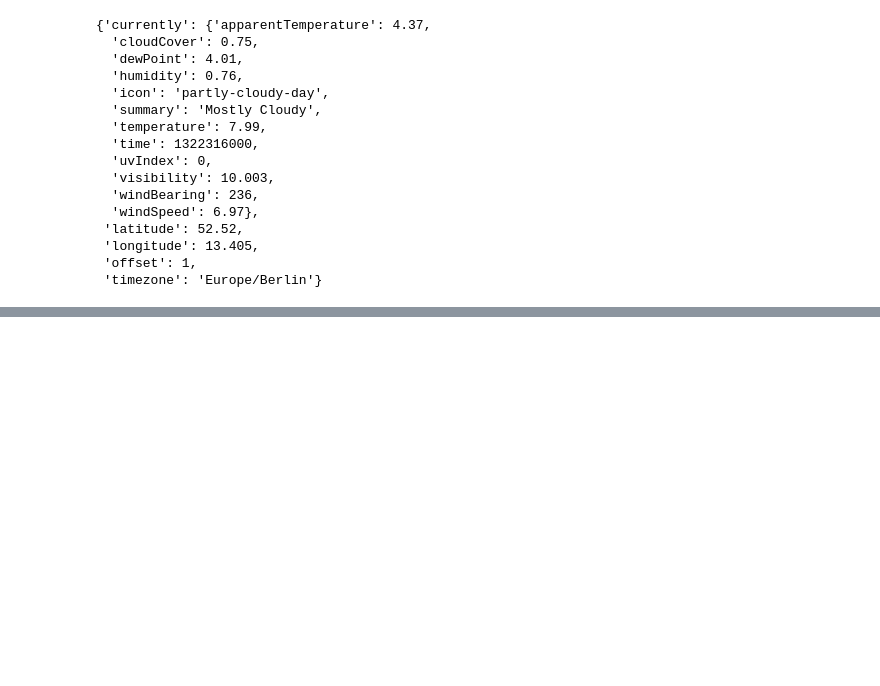
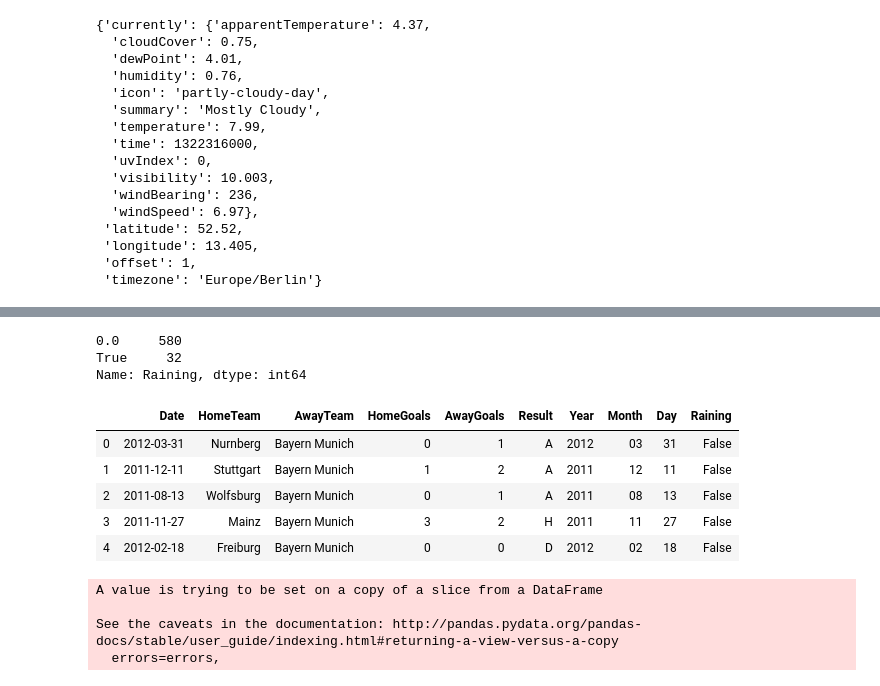
Before and after one commit to JoeSRead/london-ds-100719-M2-project-template, a Jupyter notebook: main.ipynb, the cells around one changed output, grey strips where cells are left out. Saved outputs shown, nothing was run; the diff lists cells and outputs as text; code cells hidden in the pictures; blank space fills up the shorter version.

```diff
--- a/main.ipynb
+++ b/main.ipynb
@@ -294,0 +300,4 @@ weather_data
+# %%
+# Mostly cloudy can be interpreted as not raining
+
+df.replace('Mostly Cloudy', 0, inplace=True)
@@ -294,0 +317,19 @@ weather_data
+# %%
+df.loc[df['Raining'] > 0, 'Raining'] = True
+# %%
+df.Raining.value_counts()
+# %% [output]
+0.0     580
+True     32
+Name: Raining, dtype: int64
+# %%
+df.loc[df['Raining'] == 0, 'Raining'] = False
+# %%
+df.head()
+# %% [output]
+|  | Date | HomeTeam | AwayTeam | HomeGoals | AwayGoals | Result | Year | Month | Day | Raining |
+| 0 | 2012-03-31 | Nurnberg | Bayern Munich | 0 | 1 | A | 2012 | 03 | 31 | False |
+| 1 | 2011-12-11 | Stuttgart | Bayern Munich | 1 | 2 | A | 2011 | 12 | 11 | False |
+| 2 | 2011-08-13 | Wolfsburg | Bayern Munich | 0 | 1 | A | 2011 | 08 | 13 | False |
+| 3 | 2011-11-27 | Mainz | Bayern Munich | 3 | 2 | H | 2011 | 11 | 27 | False |
+| 4 | 2012-02-18 | Freiburg | Bayern Munich | 0 | 0 | D | 2012 | 02 | 18 | False |
@@ -294,0 +344,7 @@ weather_data
+# %%
+df_raining.drop(columns='index', inplace=True)
+# %% [output]
+A value is trying to be set on a copy of a slice from a DataFrame
+
+See the caveats in the documentation: http://pandas.pydata.org/pandas-docs/stable/user_guide/indexing.html#returning-a-view-versus-a-copy
+  errors=errors,
```
Also changed, not shown: parts of 27 cells of this notebook, 1 other file.
